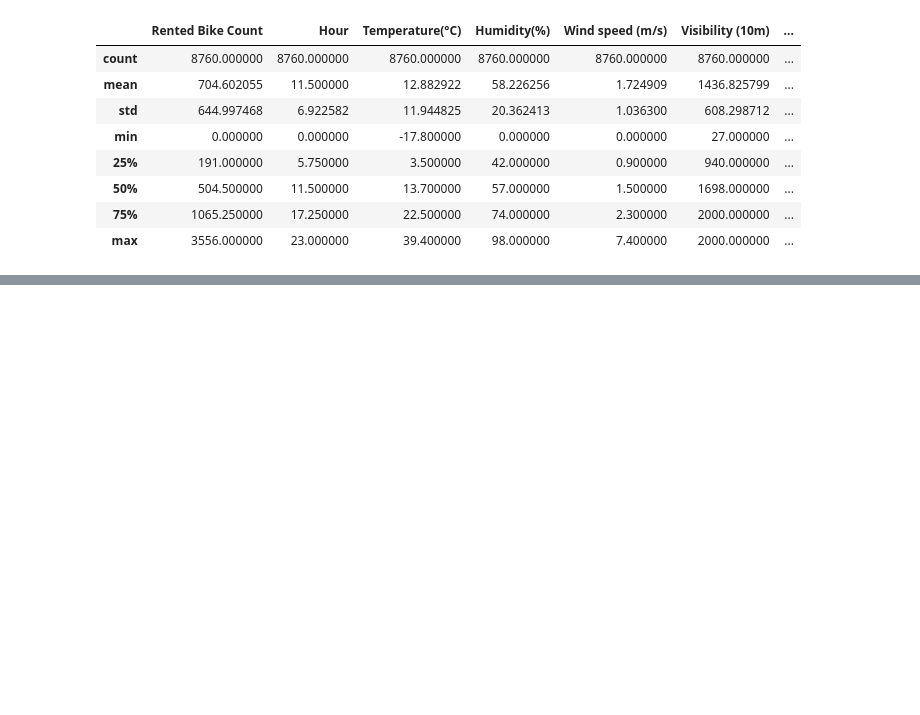
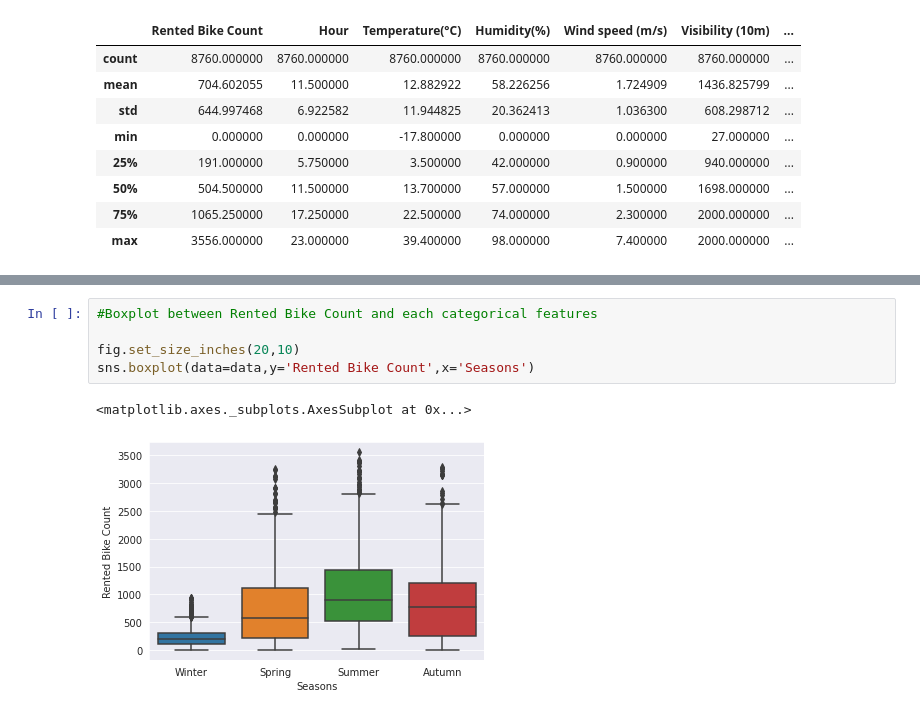
Before and after one commit to Shashankshekharpandey/Bike-Sharing-Demand-Prediction, a Jupyter notebook: Bike_Sharing_Demand_Prediction.ipynb, the cells around one changed output, grey strips where cells are left out. Cells and saved outputs as stored; diff of their text form; blank space fills up the shorter version.

```diff
--- a/Bike_Sharing_Demand_Prediction.ipynb
+++ b/Bike_Sharing_Demand_Prediction.ipynb
@@ -79,0 +135,8 @@ data.describe()
+# %%
+#Boxplot between Rented Bike Count and each categorical features
+
+fig.set_size_inches(20,10)
+sns.boxplot(data=data,y='Rented Bike Count',x='Seasons')
+# %% [output]
+<matplotlib.axes._subplots.AxesSubplot at 0x...>
+[figure, added]
```
Also changed, not shown: parts of 10 cells of this notebook.
